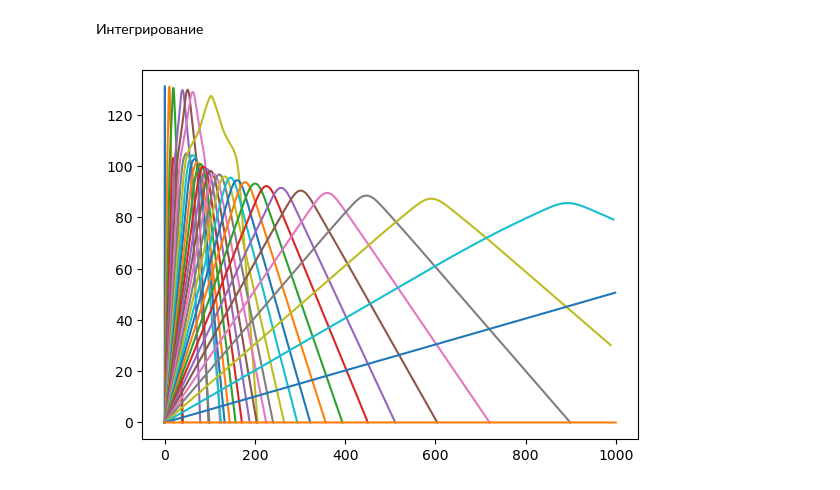
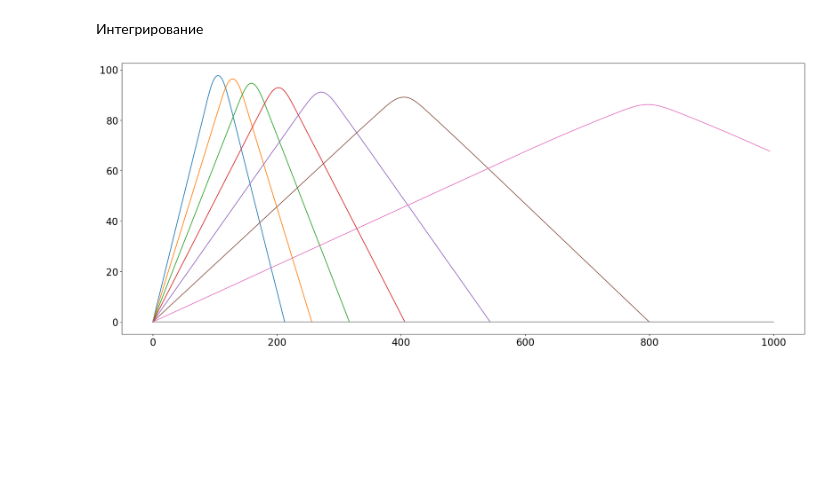
Before and after one commit to astronom-v-cube/exam_rrv, a Jupyter notebook: 5.ipynb, the cells around one changed output. Drawn from its saved outputs; the diff is of its cells as text; code cells hidden in the pictures; blank space fills up the shorter version.

```diff
--- a/5.ipynb
+++ b/5.ipynb
@@ -3,11 +3,13 @@
 # %% [markdown]
 Импорт модулей
 # %%
-import os
 import numpy as np
 from numpy import pi, sin, cos, sqrt
 import datetime as dt
+import matplotlib
 import matplotlib.pyplot as plt
+import matplotlib.ticker as ticker
+matplotlib.rcParams.update({'font.size': 20})
 
 from scipy.misc import derivative
 from scipy.interpolate import interp1d
@@ -65,8 +67,8 @@ omega = 2 * pi * (3 * 1e6)
 # %% [markdown]
 Блок с формулами для расчетов
 # %%
-omega_plasm = np.sqrt((4 * pi * (e_charge ** 2) * N_e / mass_e))
-n = 1 - ((omega_plasm**2)/(omega ** 2))
-n = np.sqrt(n+0j)
+omega_plasm = sqrt((4 * pi * (e_charge ** 2) * N_e / mass_e))
+n_quad = 1 - ((omega_plasm**2)/(omega ** 2))
+n = sqrt(n_quad + 0j)
 # %%
 interpol_n = interp1d(z, n, kind = 'cubic')
@@ -84,38 +105,38 @@ plt.legend()
 # %%
 def dp_zdt(z, n):
     try:
+        # считаем прозводную
         d = 0.5 * derivative(lambda z: n(z)**2, z, dx=1, n=1, order=5)
     except:
+        # если не получилось, значит нет данных, потому что в слое мало электронов
+        # следовательно, n = 1 и производная равна 0
         d = 0
     return d
 
+# система ДУ
 def ode(t, p, n, p_x, p_y):
-    x,y,z,p_z = p
-    if z < 0: p_x, p_y, p_z = 0,0,0
+    # распаковка
+    x, y, z, p_z = p
+    # если траектория ушла под землю, зануляем координаты
+    if z < 0: p_x, p_y, p_z = 0, 0, 0
     return [p_x, p_y, p_z, dp_zdt(z, n)]
 
 def solve(n, z0, teta_0, phi_0, t):
-    if 0:
-        p_x0 = n(z0) * sin(teta_0) * cos(phi_0)
-        p_y0 = n(z0) * sin(teta_0) * sin(phi_0)
-        p_z0 = n(z0) * cos(teta_0)
-    else:
-        p_x0 = sin(teta_0) * cos(phi_0)
-        p_y0 = sin(teta_0) * sin(phi_0)
-        p_z0 = cos(teta_0)
+    p_x0 = sin(teta_0) * cos(phi_0)
+    p_y0 = sin(teta_0) * sin(phi_0)
+    p_z0 = cos(teta_0)
 
     #print(p_x0, p_y0, p_z0)
     p0 = [0, 0, z0, p_z0]
-    sol = solve_ivp(ode, [t[0], t[-1]], p0, args=(n, p_x0, p_y0),
-                    dense_output=True)
-
+    sol = solve_ivp(ode, [t[0], t[-1]], p0, args=(n, p_x0, p_y0), dense_output=True)
     return sol.sol(t)
 # %%
-for theta in np.linspace(0,np.pi/2, 32):
-    t = np.linspace(0,1000e3, 4096) # читай как оптический путь
-    x,y,z,p_z = solve(interpol_n, 0, theta, 0 ,t)
-    plt.plot(x/1e3,z/1e3)
+fig = plt.figure(figsize=(25, 10))
+for theta in np.linspace(np.pi/4, np.pi/2, 8):
+    t = np.linspace(0, 1000e3, 8196) # читай как оптический путь
+    x, y, z, p_z = solve(interpol_n, 0, theta, 0 ,t)
+    plt.plot(x/1e3, z/1e3)
     #plt.ylim(0, 400)
     #plt.xlim(0, 500)
 # %% [output]
-[figure, old version]
+[figure, new version]
```
Also changed, not shown: parts of 4 cells of this notebook.
